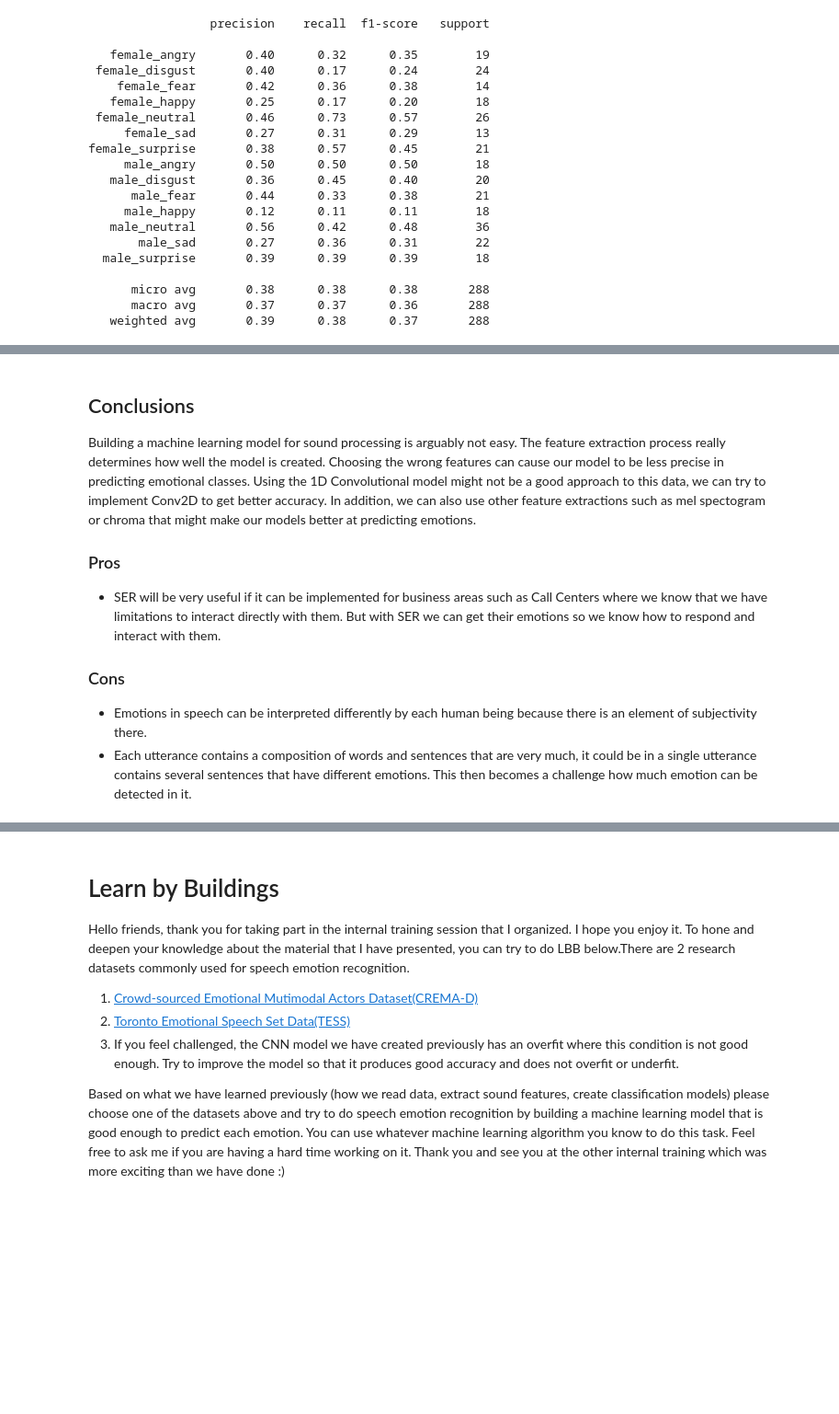
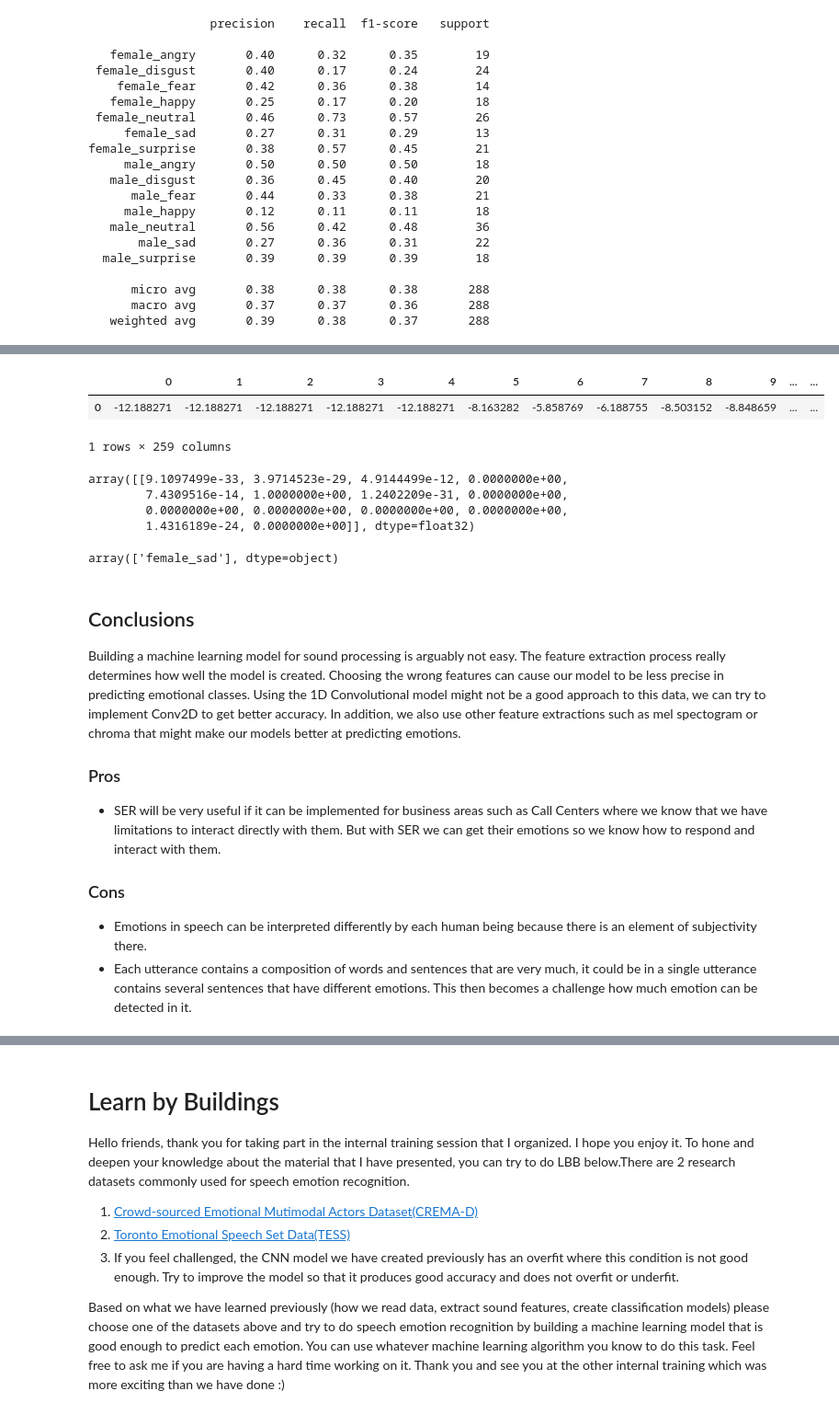
Before and after one commit to fafilia/speech-emotions-recognition, a Jupyter notebook: Speech_Emotions_Recognition.ipynb, the cells around one changed output, grey strips where cells are left out. Shown at 92% size. Drawn from its saved outputs; the diff is of its cells as text; code cells hidden in the pictures; blank space fills up the shorter version.

```diff
--- a/Speech_Emotions_Recognition.ipynb
+++ b/Speech_Emotions_Recognition.ipynb
@@ -574,6 +666,40 @@ female_surprise       0.38      0.57      0.45        21
+# %%
+X, sample_rate = librosa.load('sad_test.wav'
+                              ,res_type='kaiser_fast'
+                              ,duration=3
+                              ,sr=44100
+                              ,offset=0.5)
+
+sample_rate = np.array(sample_rate)
+mfcc_test = np.mean(librosa.feature.mfcc(y=X, sr=sample_rate, n_mfcc=40),axis=0)
+mfcc_test = pd.DataFrame(data=mfcc_test).T
+mfcc_test
+# %% [output]
+|  | 0 | 1 | 2 | 3 | 4 | 5 | 6 | 7 | 8 | 9 | ... | ... |
+| 0 | -12.188271 | -12.188271 | -12.188271 | -12.188271 | -12.188271 | -8.163282 | -5.858769 | -6.188755 | -8.503152 | -8.848659 | ... | ... |
+1 rows × 259 columns
+# %%
+mfcc_test= np.expand_dims(mfcc_test, axis=2)
+pred_test = model.predict(mfcc_test,
+                         batch_size=16,
+                         verbose=0)
+
+pred_test
+# %% [output]
+array([[9.1097499e-33, 3.9714523e-29, 4.9144499e-12, 0.0000000e+00,
+        7.4309516e-14, 1.0000000e+00, 1.2402209e-31, 0.0000000e+00,
+        0.0000000e+00, 0.0000000e+00, 0.0000000e+00, 0.0000000e+00,
+        1.4316189e-24, 0.0000000e+00]], dtype=float32)
+# %%
+result = pred_test.argmax(axis=1)
+result = result.astype(int).flatten()
+result = (lb.inverse_transform((result)))
+result
+# %% [output]
+array(['female_sad'], dtype=object)
 # %% [markdown]
 ## Conclusions
-Building a machine learning model for sound processing is arguably not easy. The feature extraction process really determines how well the model is created. Choosing the wrong features can cause our model to be less precise in predicting emotional classes. Using the 1D Convolutional model might not be a good approach to this data, we can try to implement Conv2D to get better accuracy. In addition, we can also use other feature extractions such as mel spectogram or chroma that might make our models better at predicting emotions.
+Building a machine learning model for sound processing is arguably not easy. The feature extraction process really determines how well the model is created. Choosing the wrong features can cause our model to be less precise in predicting emotional classes. Using the 1D Convolutional model might not be a good approach to this data, we can try to implement Conv2D to get better accuracy. In addition, we also use other feature extractions such as mel spectogram or chroma that might make our models better at predicting emotions.
 
 ### Pros
 - SER will be very useful if it can be implemented for business areas such as Call Centers where we know that we have limitations to interact directly with them. But with SER we can get their emotions so we know how to respond and interact with them.
```
Also changed, not shown: parts of 48 cells of this notebook.
